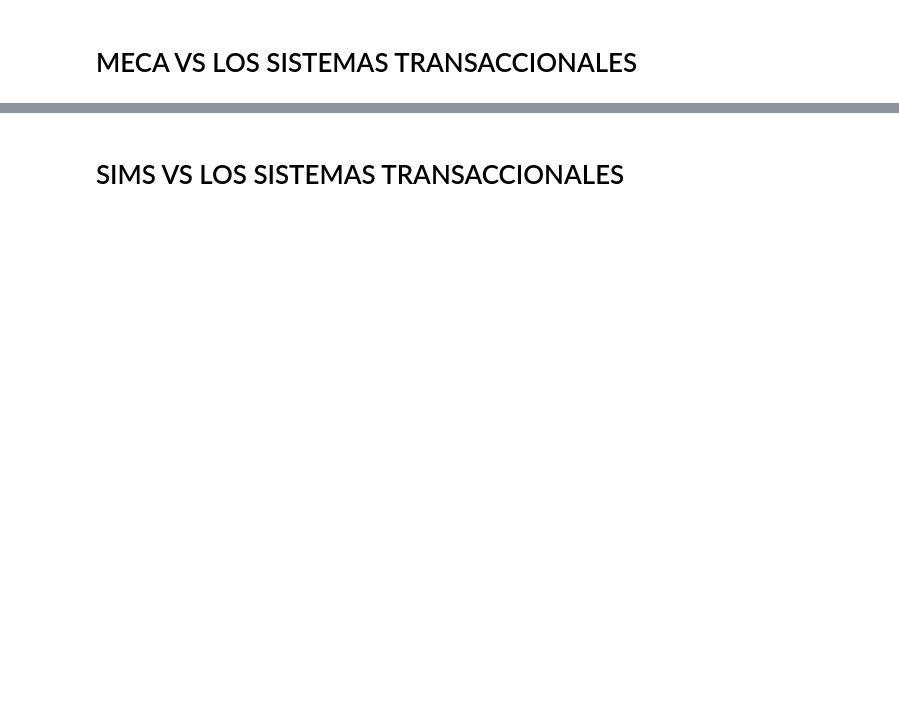
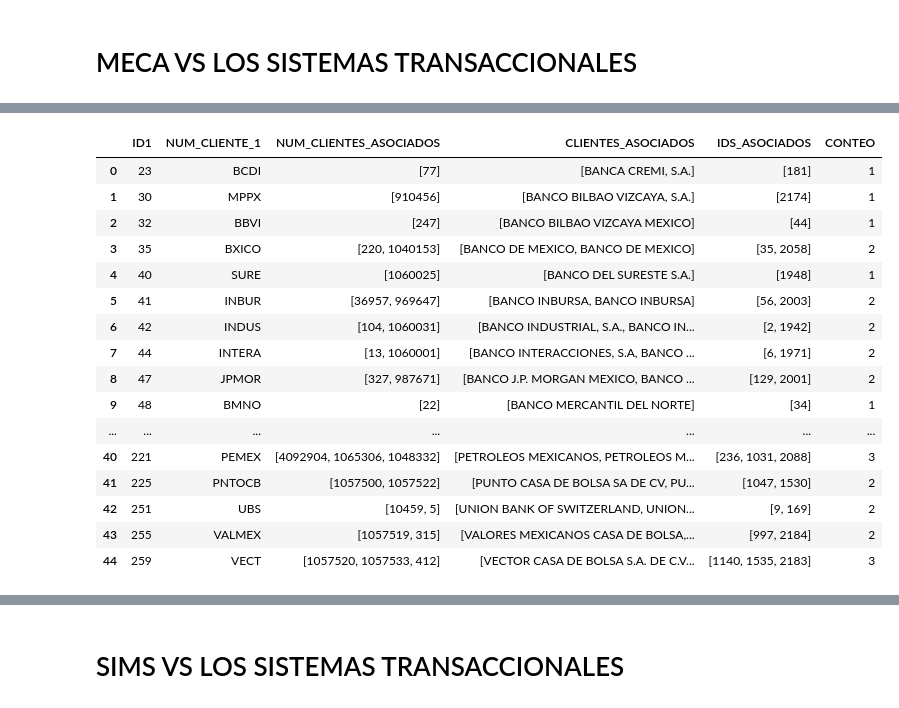
Before and after one commit to Ale1726/clientes_eda, a Jupyter notebook: tab_final.ipynb, the cells around one changed output, grey strips where cells are left out. Cells and saved outputs as stored; diff of their text form; code cells hidden in the pictures; blank space fills up the shorter version.

```diff
--- a/tab_final.ipynb
+++ b/tab_final.ipynb
@@ -50,0 +87,10 @@ import plotly.graph_objects as go
+# %%
+# Lista de ejemplo
+a = (1, 2)
+b = (2, 3)
+c = (1, 3)
+d = (4, 2)
+lista = [a, b, c, d]
+
+lista_limpia = clean_transition(lista)
+print(lista_limpia)
@@ -228,0 +279,9 @@ def clts_repetidos(df_bus, dfs_comp, nombre_col, umbral_similitud, title):
+# %%
+dfs_comp = [df_soi ,df_sims , df_sirac , df_sipe ,df_tas]
+dfs_compara = []
+for df in dfs_comp:
+        df_temp = compara_nombres(df_meca, df, "NOMBRE_O_RAZON_SOCIAL", "NOMBRE_O_RAZON_SOCIAL", "NUMERO_CLIENTE","NUMERO_CLIENTE", 95)
+        df_temp
+        dfs_compara.append()
+# %%
+dfs = pd.concat(dfs_compara,ignore_index=True)
@@ -228,0 +304,27 @@ def clts_repetidos(df_bus, dfs_comp, nombre_col, umbral_similitud, title):
+# %%
+grouped_df_cts = dfs.groupby(["ID1","NUM_CLIENTE_1"]).agg(
+    NUM_CLIENTES_ASOCIADOS=('NUM_CLIENTE_2', lambda x: list(x)),
+    CLIENTES_ASOCIADOS = ('CLIENTE_2', lambda x: list(x)),
+    IDS_ASOCIADOS = ('ID2', lambda x: list(x)),
+    CONTEO = ('ID2','count')
+    ).reset_index()
+# %%
+grouped_df_cts
+# %% [output]
+|  | ID1 | NUM_CLIENTE_1 | NUM_CLIENTES_ASOCIADOS | CLIENTES_ASOCIADOS | IDS_ASOCIADOS | CONTEO |
+| 0 | 23 | BCDI | [77] | [BANCA CREMI, S.A.] | [181] | 1 |
+| 1 | 30 | MPPX | [910456] | [BANCO BILBAO VIZCAYA, S.A.] | [2174] | 1 |
+| 2 | 32 | BBVI | [247] | [BANCO BILBAO VIZCAYA MEXICO] | [44] | 1 |
+| 3 | 35 | BXICO | [220, 1040153] | [BANCO DE MEXICO, BANCO DE MEXICO] | [35, 2058] | 2 |
+| 4 | 40 | SURE | [1060025] | [BANCO DEL SURESTE S.A.] | [1948] | 1 |
+| 5 | 41 | INBUR | [36957, 969647] | [BANCO INBURSA, BANCO INBURSA] | [56, 2003] | 2 |
+| 6 | 42 | INDUS | [104, 1060031] | [BANCO INDUSTRIAL, S.A., BANCO IN... | [2, 1942] | 2 |
+| 7 | 44 | INTERA | [13, 1060001] | [BANCO INTERACCIONES, S.A, BANCO ... | [6, 1971] | 2 |
+| 8 | 47 | JPMOR | [327, 987671] | [BANCO J.P. MORGAN MEXICO, BANCO ... | [129, 2001] | 2 |
+| 9 | 48 | BMNO | [22] | [BANCO MERCANTIL DEL NORTE] | [34] | 1 |
+| ... | ... | ... | ... | ... | ... | ... |
+| 40 | 221 | PEMEX | [4092904, 1065306, 1048332] | [PETROLEOS MEXICANOS, PETROLEOS M... | [236, 1031, 2088] | 3 |
+| 41 | 225 | PNTOCB | [1057500, 1057522] | [PUNTO CASA DE BOLSA SA DE CV, PU... | [1047, 1530] | 2 |
+| 42 | 251 | UBS | [10459, 5] | [UNION BANK OF SWITZERLAND, UNION... | [9, 169] | 2 |
+| 43 | 255 | VALMEX | [1057519, 315] | [VALORES MEXICANOS CASA DE BOLSA,... | [997, 2184] | 2 |
+| 44 | 259 | VECT | [1057520, 1057533, 412] | [VECTOR CASA DE BOLSA S.A. DE C.V... | [1140, 1535, 2183] | 3 |
```
Also changed, not shown: parts of 30 cells of this notebook, 5 other files.
